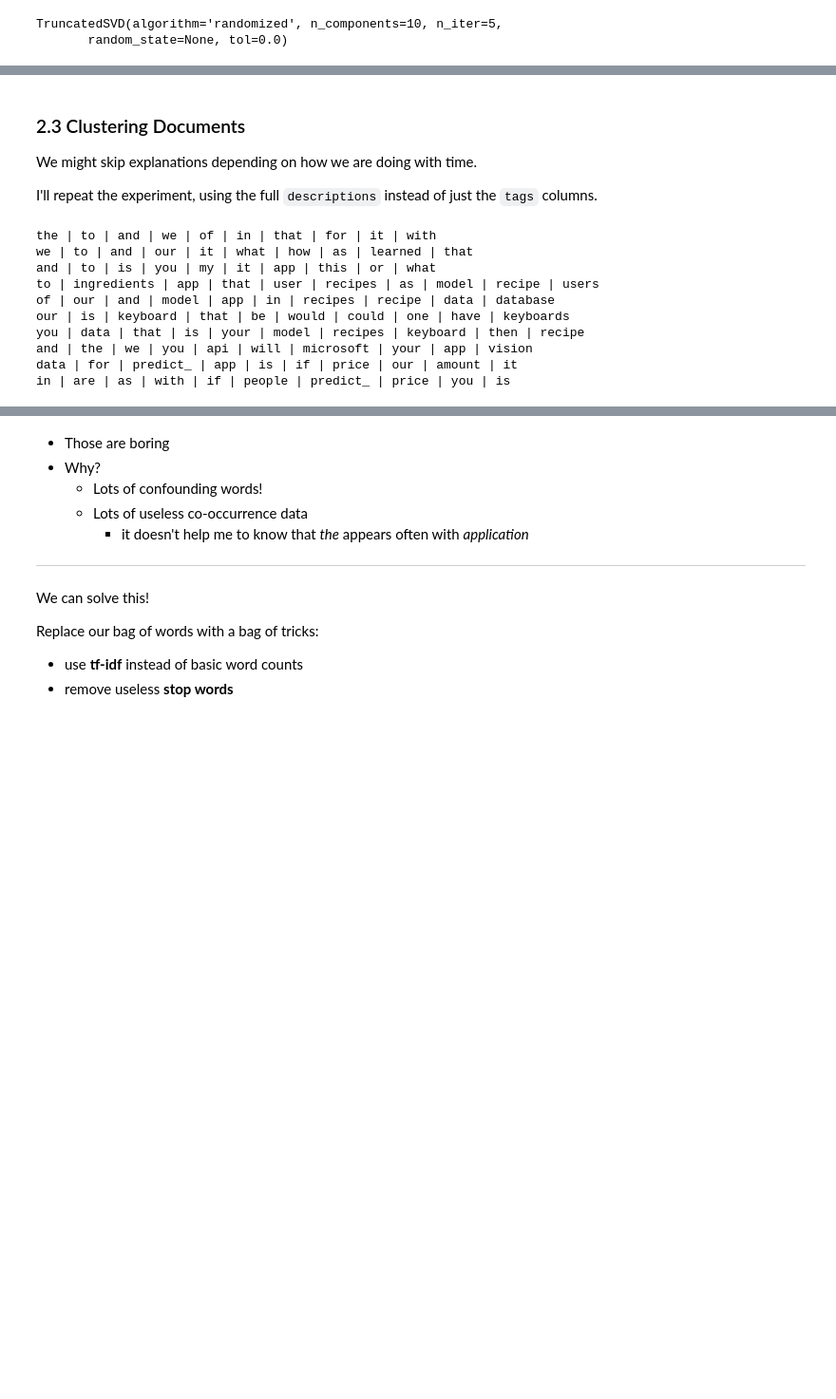
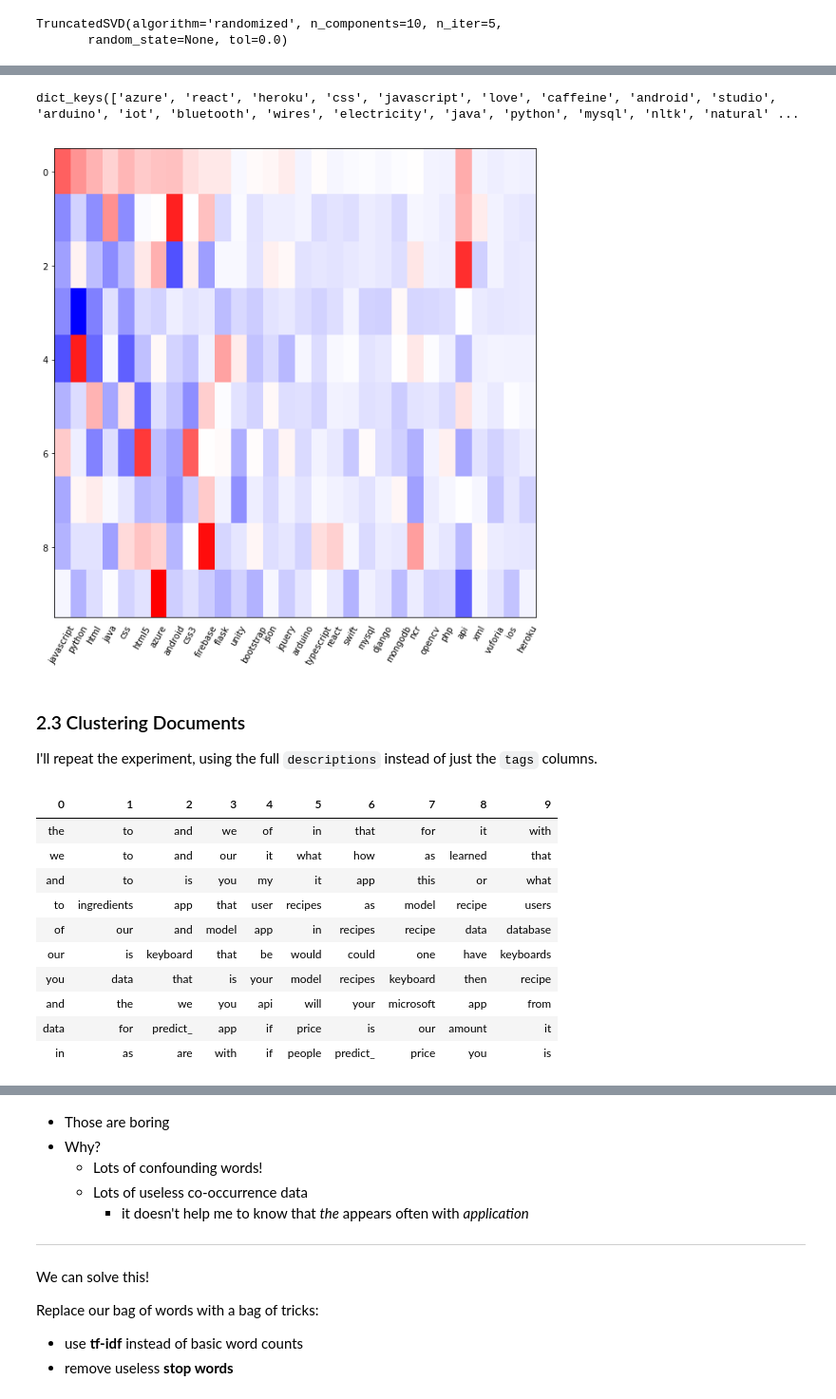
Before and after one commit to ruyimarone/SemanticSearch, a Jupyter notebook: HackGT-NLP-Workshop.ipynb, the cells around one changed output, grey strips where cells are left out. Shown at 95% size. Drawn from its saved outputs; the diff is of its cells as text; code cells hidden in the pictures; blank space fills up the shorter version.

Commit message:
updated figures

```diff
--- a/HackGT-NLP-Workshop.ipynb
+++ b/HackGT-NLP-Workshop.ipynb
@@ -200,0 +216,7 @@ for i in range(len(svd.components_)):
+# %%
+#get the 50 most common tags
+from collections import Counter
+tag_counts = Counter()
+for tags in df.tags.values:
+    tag_counts.update((t for t in tags.split(', ') if t in count_vectorizer.vocabulary_))
+tag_counts.most_common(20)
@@ -201,8 +244,23 @@ for i in range(len(svd.components_)):
+# %%
+count_vectorizer.vocabulary_.keys()
+# %% [output]
+dict_keys(['azure', 'react', 'heroku', 'css', 'javascript', 'love', 'caffeine', 'android', 'studio', 'arduino', 'iot', 'bluetooth', 'wires', 'electricity', 'java', 'python', 'mysql', 'nltk', 'natural' ...
+# %%
+N = 30
+ixs_of_interest = []
+for tag, _ in tag_counts.most_common(N):
+    ixs_of_interest.append(count_vectorizer.vocabulary_[tag])
+mat = svd.components_[:, ixs_of_interest]
+fig, ax = plt.subplots(figsize=(10, 10))
+ax.imshow(mat, aspect='auto', cmap='bwr')
+ax.set_xticks(range(N))
+ax.set_xticklabels([t for t, _ in tag_counts.most_common(N)], rotation=60)
+ax.xaxis.set_ticks_position('none')
+# %% [output]
+[figure, added]
 # %% [markdown]
 ### 2.3 Clustering Documents
 
-We might skip explanations depending on how we are doing with time.
-
 I'll repeat the experiment, using the full `descriptions` instead of just the `tags` columns.
 # %%
 # vectorize the documents
@@ -210,20 +268,26 @@ count_vectorizer = sklearn.feature_extraction.text.CountVectorizer()
 td_count_matrix = count_vectorizer.fit_transform(df['description'])
 svd = SVD(10)
 svd.fit(td_count_matrix)
-#show just the words, not the scores this time
+
+data = []
 for i in range(len(svd.components_)):
-  topk = sorted(zip(svd.components_[i], count_vectorizer.get_feature_names()), reverse=True)[:10]
-  print(' | '.join(w for _, w in topk))
-  # uncomment if you want the scores
-  # print(' + '.join('{:.3f} * {}'.format(v, word) for v, word in topk))
+    scores = []
+    words = []
+    topk = sorted(zip(svd.components_[i], count_vectorizer.get_feature_names()), reverse=True)[:10]
+    scores, words = zip(*topk)
+#     data.append(scores)
+    data.append(words)
+
+tabulate(data)
 # %% [output]
-the | to | and | we | of | in | that | for | it | with
-we | to | and | our | it | what | how | as | learned | that
-and | to | is | you | my | it | app | this | or | what
-to | ingredients | app | that | user | recipes | as | model | recipe | users
-of | our | and | model | app | in | recipes | recipe | data | database
-our | is | keyboard | that | be | would | could | one | have | keyboards
-you | data | that | is | your | model | recipes | keyboard | then | recipe
-and | the | we | you | api | will | microsoft | your | app | vision
-data | for | predict_ | app | is | if | price | our | amount | it
-in | are | as | with | if | people | predict_ | price | you | is
+| 0 | 1 | 2 | 3 | 4 | 5 | 6 | 7 | 8 | 9 |
+| the | to | and | we | of | in | that | for | it | with |
+| we | to | and | our | it | what | how | as | learned | that |
+| and | to | is | you | my | it | app | this | or | what |
+| to | ingredients | app | that | user | recipes | as | model | recipe | users |
+| of | our | and | model | app | in | recipes | recipe | data | database |
+| our | is | keyboard | that | be | would | could | one | have | keyboards |
+| you | data | that | is | your | model | recipes | keyboard | then | recipe |
+| and | the | we | you | api | will | your | microsoft | app | from |
+| data | for | predict_ | app | if | price | is | our | amount | it |
+| in | as | are | with | if | people | predict_ | price | you | is |
```
Also changed, not shown: parts of 17 cells of this notebook.
